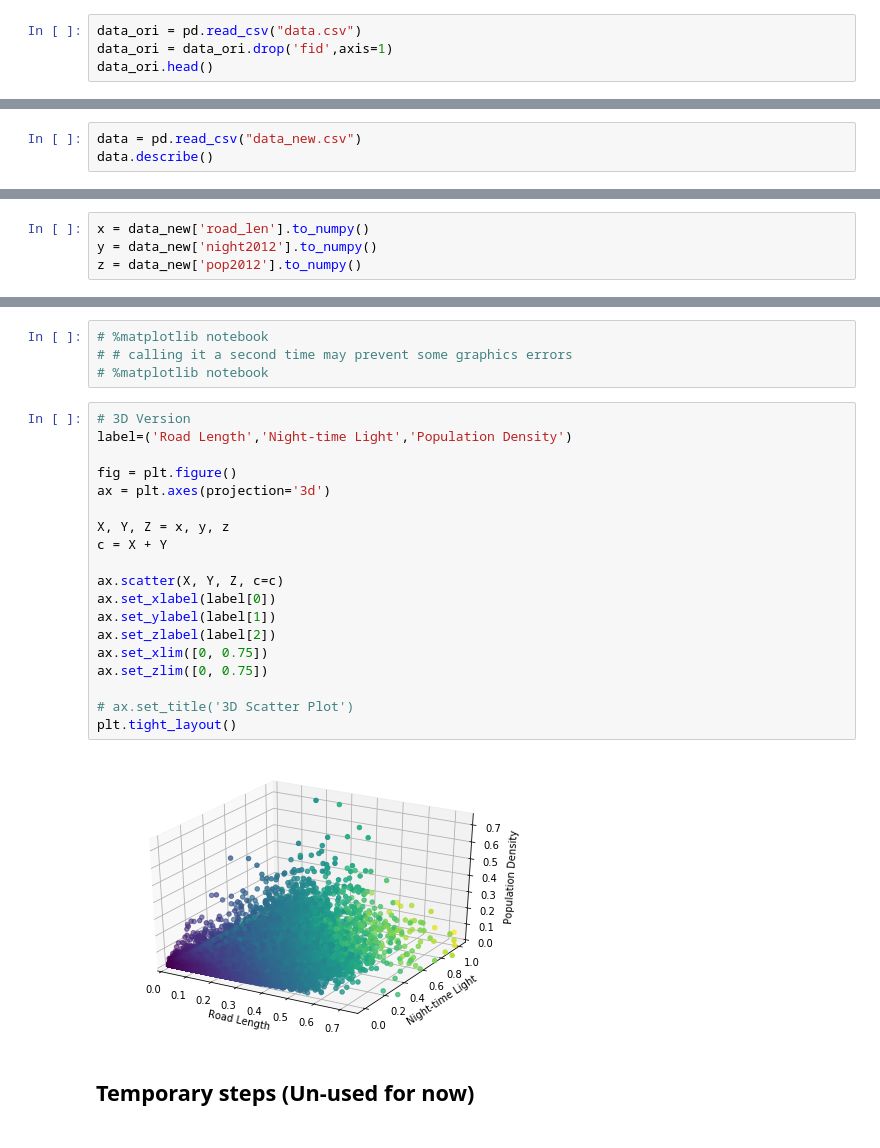
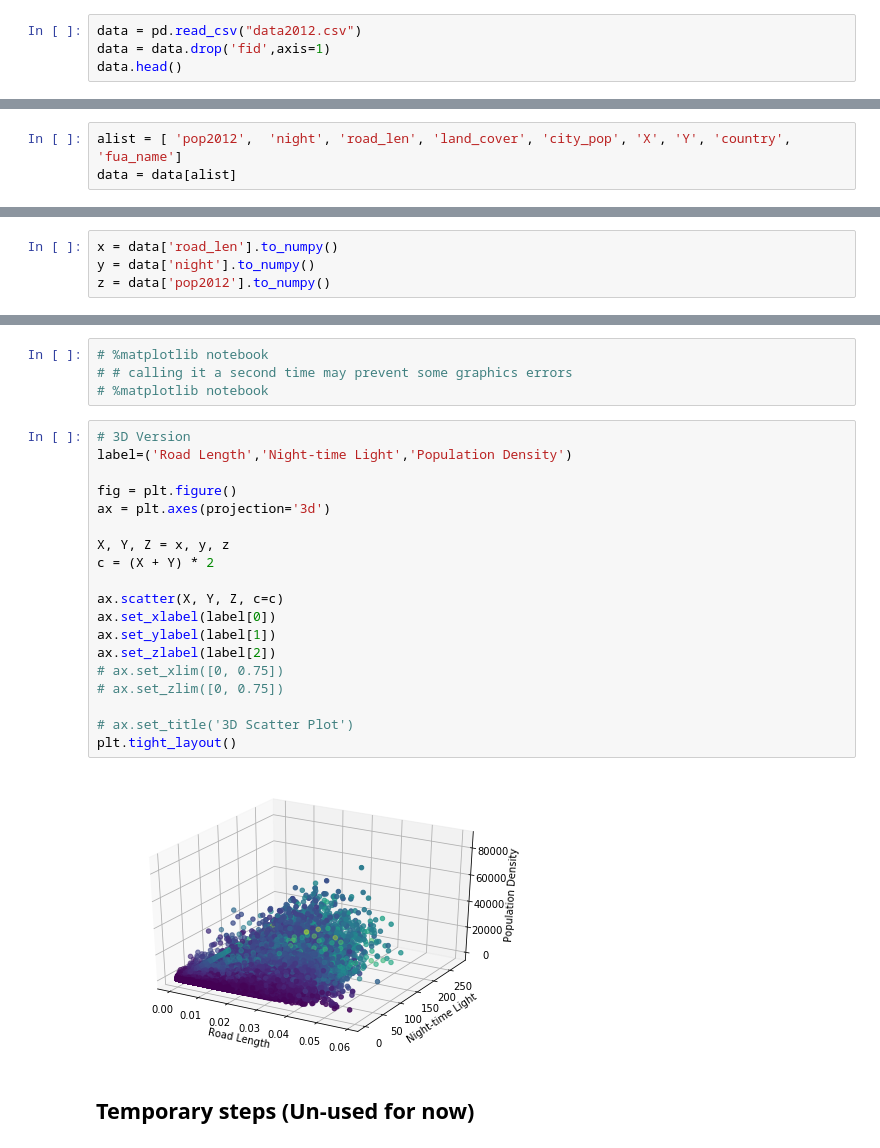
Before and after one commit to past-urbanist/Mon-Pop-Pred, a Jupyter notebook: 1_Data_Analysis.ipynb, the cells around one changed output, grey strips where cells are left out. Saved outputs shown, nothing was run; the diff lists cells and outputs as text.

```diff
--- a/1_Data_Analysis.ipynb
+++ b/1_Data_Analysis.ipynb
@@ -15,7 +15,7 @@ from mpl_toolkits import mplot3d
 # %% [markdown]
 # Data Import
 # %%
-data_ori = pd.read_csv("data.csv")
-data_ori = data_ori.drop('fid',axis=1)
-data_ori.head()
+data = pd.read_csv("data2012.csv")
+data = data.drop('fid',axis=1)
+data.head()
 # %% [output]
@@ -28,3 +27,0 @@ data_ori.head()
-# %%
-data = pd.read_csv("data_new.csv")
-data.describe()
@@ -43,2 +41,5 @@ alist = data.columns.to_list()
+# %%
+alist = [ 'pop2012',  'night', 'road_len', 'land_cover', 'city_pop', 'X', 'Y', 'country', 'fua_name']
+data = data[alist]
 # %% [markdown]
 ## Data Analysis
@@ -108,9 +125,9 @@ def density_scatter(x, y, label, ax=None, sort=True, bins=20, **kwargs):
 
     return ax
 # %%
-x = data_new['road_len'].to_numpy()
-y = data_new['night2012'].to_numpy()
-z = data_new['pop2012'].to_numpy()
+x = data['road_len'].to_numpy()
+y = data['night'].to_numpy()
+z = data['pop2012'].to_numpy()
 # %%
 # 2D Version
 density_scatter(x, y, label=('road_len','night2012'), bins=[20,20])
@@ -124,23 +141,23 @@ density_scatter(x, y, label=('road_len','night2012'), bins=[20,20])
 # %%
 # 3D Version
 label=('Road Length','Night-time Light','Population Density')
 
 fig = plt.figure()
 ax = plt.axes(projection='3d')
 
 X, Y, Z = x, y, z
-c = X + Y
+c = (X + Y) * 2
 
 ax.scatter(X, Y, Z, c=c)
 ax.set_xlabel(label[0])
 ax.set_ylabel(label[1])
 ax.set_zlabel(label[2])
-ax.set_xlim([0, 0.75])
-ax.set_zlim([0, 0.75])
+# ax.set_xlim([0, 0.75])
+# ax.set_zlim([0, 0.75])
 
 # ax.set_title('3D Scatter Plot')
 plt.tight_layout()
 # %% [output]
-[figure, old version]
+[figure, new version]
 # %% [markdown]
 ## Temporary steps (Un-used for now)
```
Also changed, not shown: parts of 12 cells of this notebook, 3 other files.
